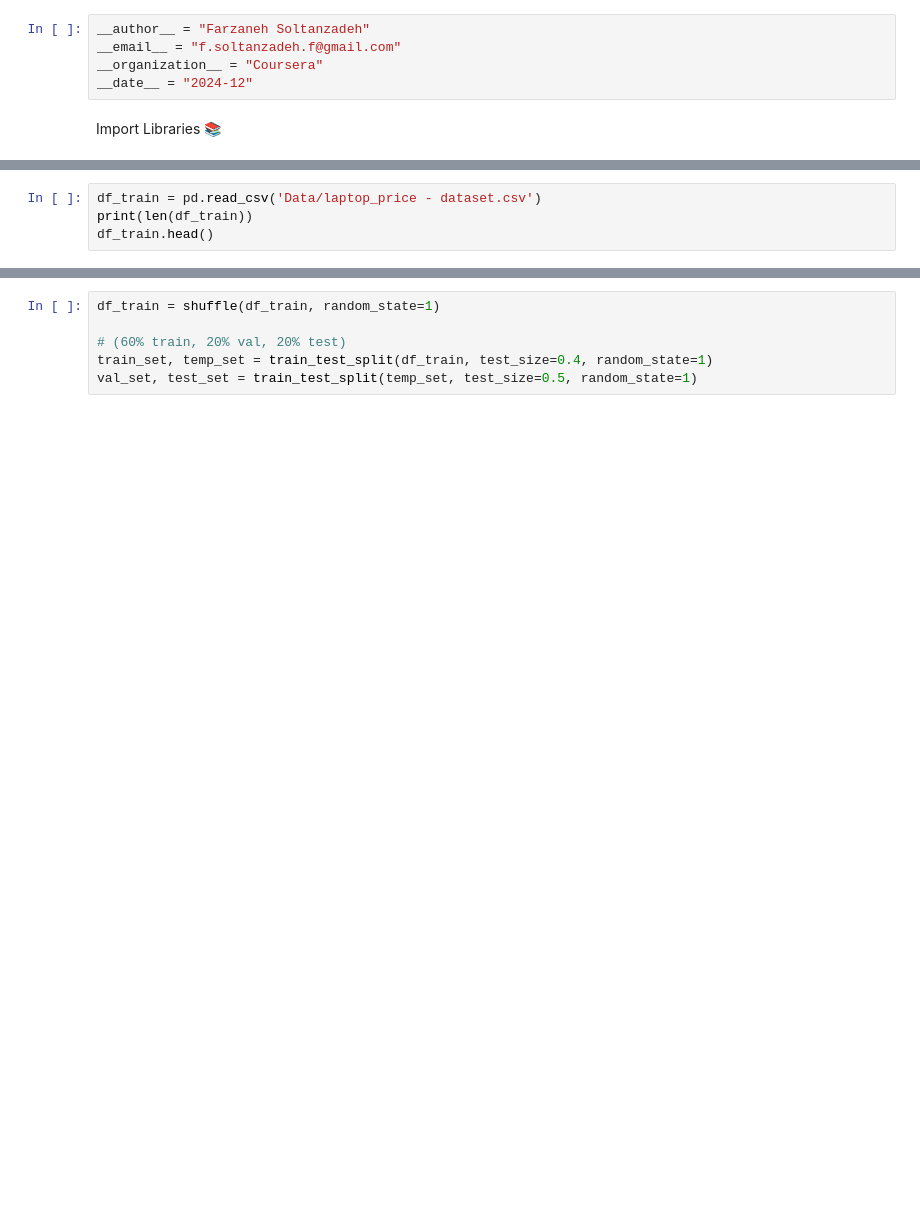
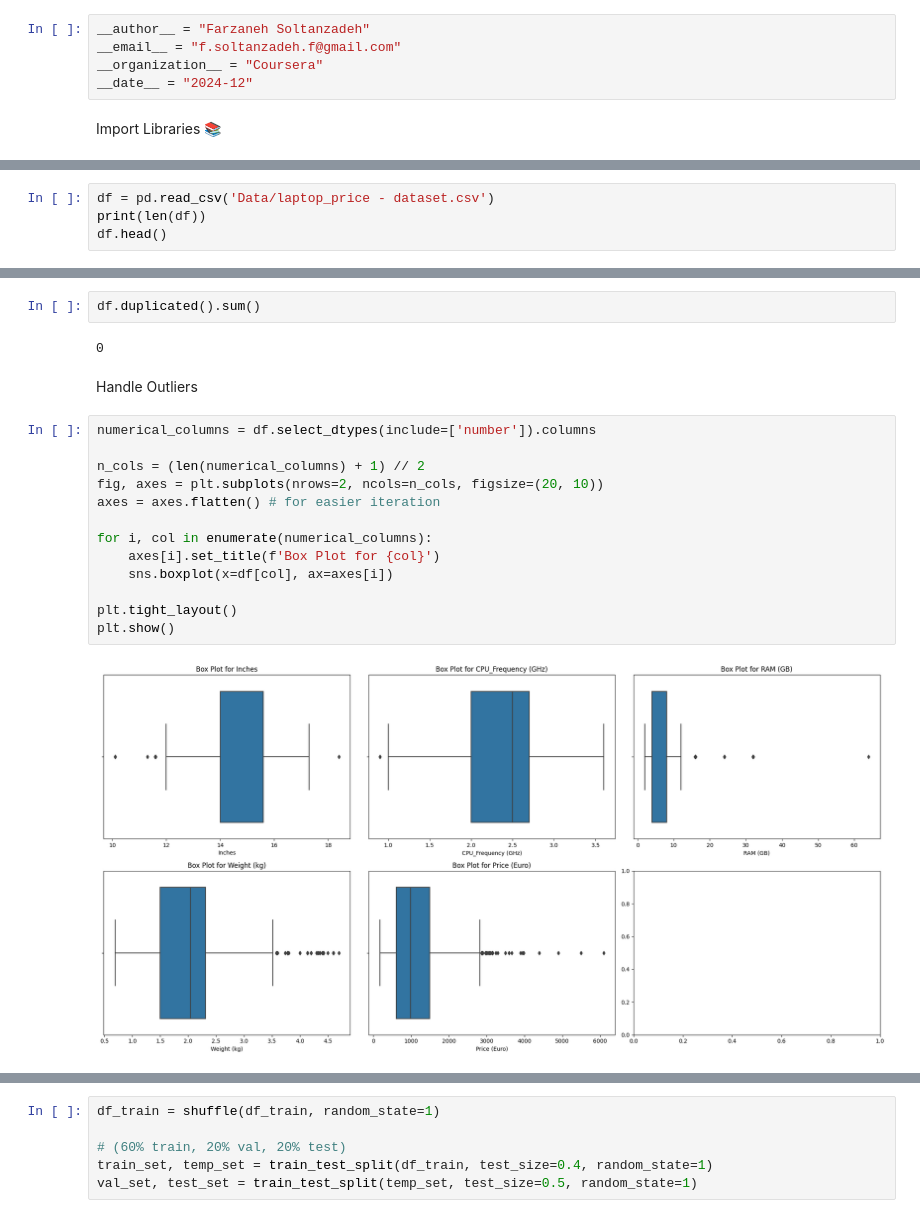
Before and after one commit to FarzanehSoltanzadeh/Regression, a Jupyter notebook: Multivariate Linear Regression/Implementation.ipynb, the cells around one changed output, grey strips where cells are left out. Cells and saved outputs as stored; diff of their text form; blank space fills up the shorter version.

Commit message:
Managed data, added some plots for EDA

```diff
--- a/Multivariate Linear Regression/Implementation.ipynb
+++ b/Multivariate Linear Regression/Implementation.ipynb
@@ -21,7 +23,7 @@ Dataset 📦
 # %%
-df_train = pd.read_csv('Data/laptop_price - dataset.csv')
-print(len(df_train))
-df_train.head()
+df = pd.read_csv('Data/laptop_price - dataset.csv')
+print(len(df))
+df.head()
 # %% [output]
 1275
 |  | Company | Product | TypeName | Inches | ScreenResolution | CPU_Company | CPU_Type | CPU_Frequency (GHz) | ... |
@@ -32,0 +88,21 @@ df_train.head()
+# %%
+df.duplicated().sum()
+# %% [output]
+0
+# %% [markdown]
+Handle Outliers
+# %%
+numerical_columns = df.select_dtypes(include=['number']).columns
+
+n_cols = (len(numerical_columns) + 1) // 2
+fig, axes = plt.subplots(nrows=2, ncols=n_cols, figsize=(20, 10))
+axes = axes.flatten() # for easier iteration
+
+for i, col in enumerate(numerical_columns):
+    axes[i].set_title(f'Box Plot for {col}')
+    sns.boxplot(x=df[col], ax=axes[i])
+
+plt.tight_layout()
+plt.show()
+# %% [output]
+[figure, added]
```
Also changed, not shown: parts of 16 cells of this notebook.
